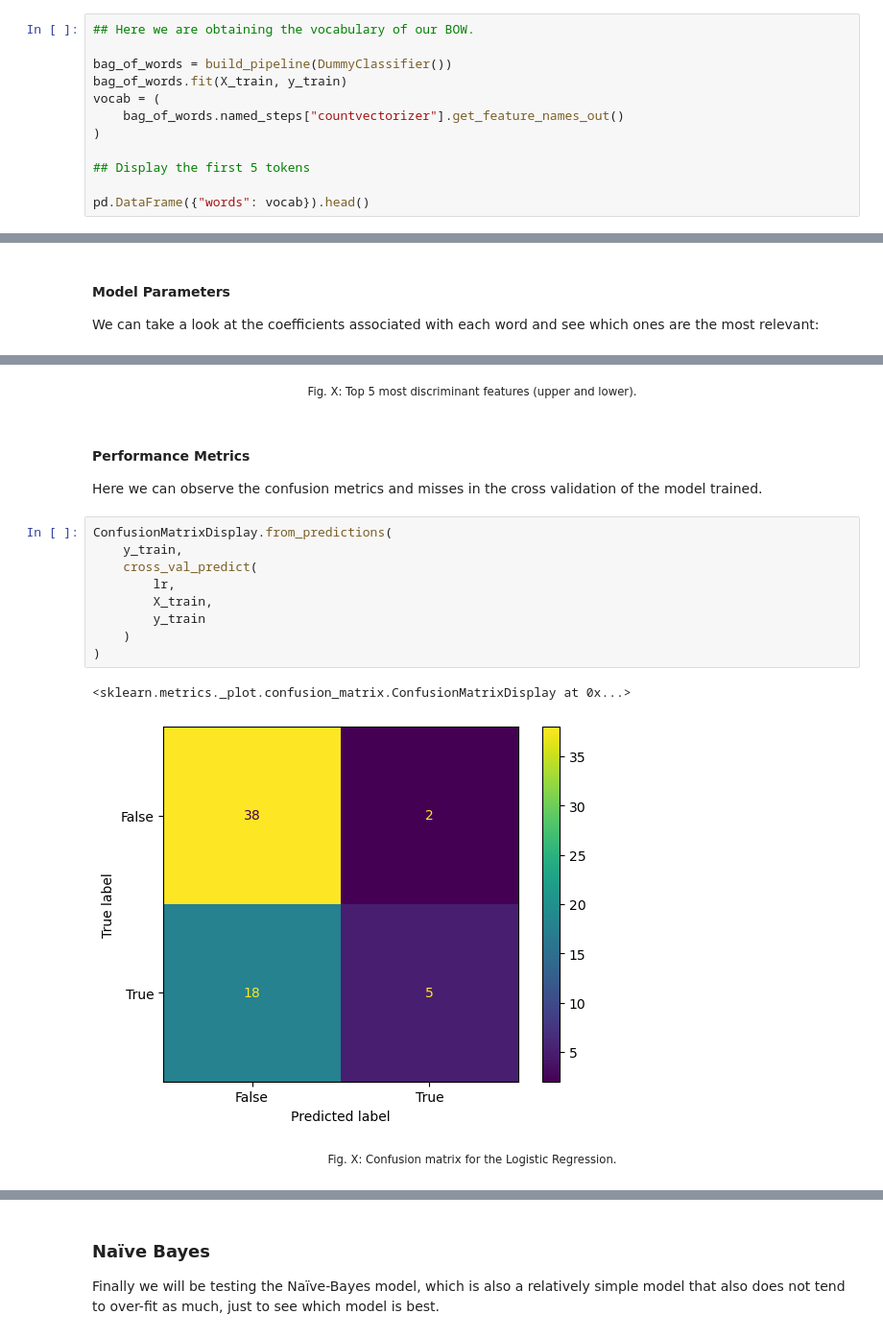
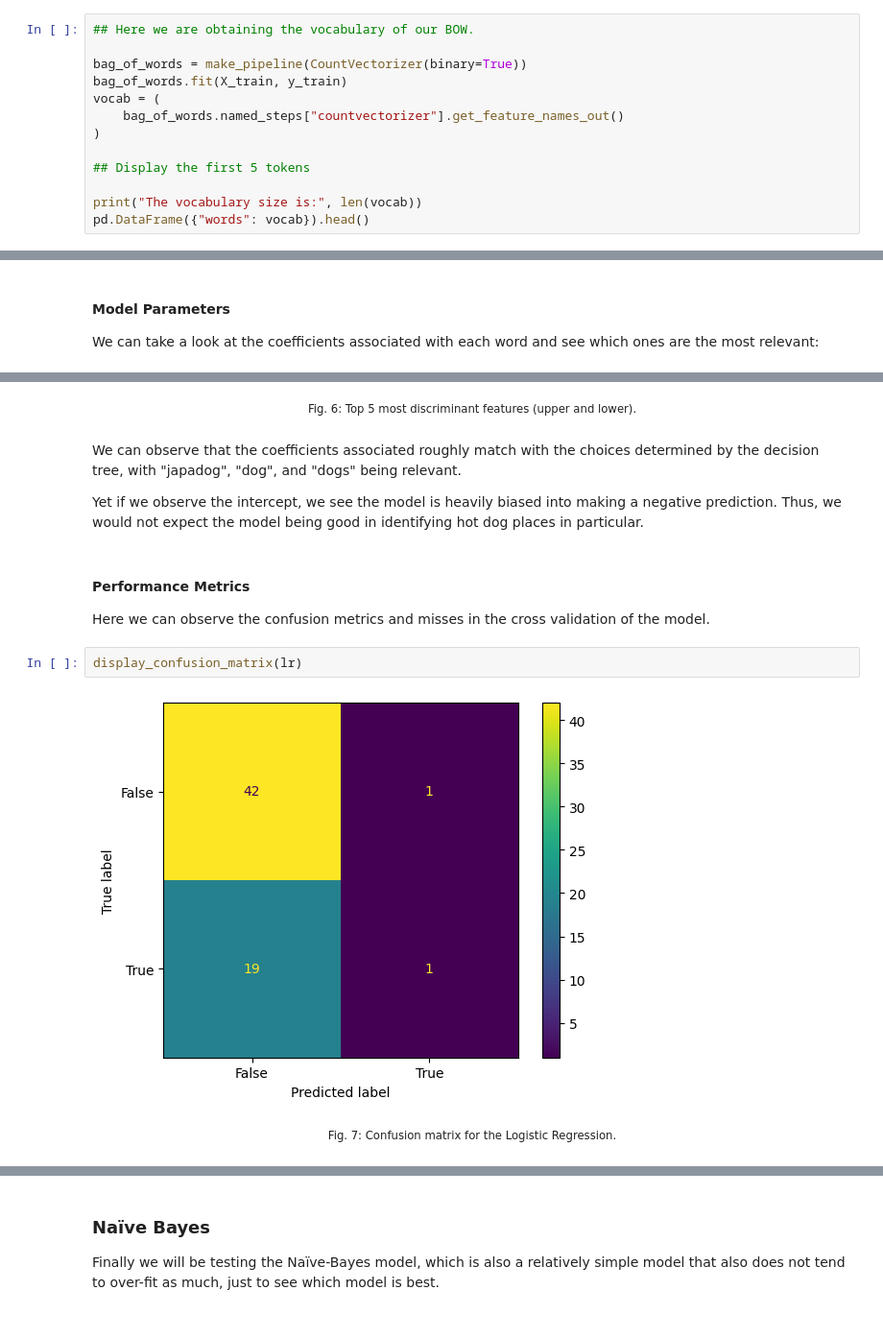
Before and after one commit to jentsang/hotdog-predictor, a Jupyter notebook: notebooks/dog_or_not.ipynb, the cells around one changed output, grey strips where cells are left out. Shown at 96% size. Saved outputs shown, nothing was run; the diff lists cells and outputs as text.

```diff
--- a/notebooks/dog_or_not.ipynb
+++ b/notebooks/dog_or_not.ipynb
@@ -232,7 +353,7 @@ y_test = test_data["is_hotdog"]
 # %%
 ## Here we are obtaining the vocabulary of our BOW.
 
-bag_of_words = build_pipeline(DummyClassifier())
+bag_of_words = make_pipeline(CountVectorizer(binary=True))
 bag_of_words.fit(X_train, y_train)
 vocab = (
     bag_of_words.named_steps["countvectorizer"].get_feature_names_out()
@@ -240,5 +361,6 @@ vocab = (
 
 ## Display the first 5 tokens
 
+print("The vocabulary size is:", len(vocab))
 pd.DataFrame({"words": vocab}).head()
 # %% [output]
@@ -445,20 +576,16 @@ visualize_coefficients(
 # %% [markdown]
-<p style="text-align: center"><small>Fig. X: Top 5 most discriminant features (upper and lower).</small></p>
+<p style="text-align: center"><small>Fig. 6: Top 5 most discriminant features (upper and lower).</small></p>
+# %% [markdown]
+We can observe that the coefficients associated roughly match with the choices determined by the decision tree, with "japadog", "dog", and "dogs" being relevant.
+
+Yet if we observe the intercept, we see the model is heavily biased into making a negative prediction. Thus, we would not expect the model being good in identifying hot dog places in particular.
 # %% [markdown]
 #### Performance Metrics
 
-Here we can observe the confusion metrics and misses in the cross validation of the model trained.
+Here we can observe the confusion metrics and misses in the cross validation of the model.
 # %%
-ConfusionMatrixDisplay.from_predictions(
-    y_train,
-    cross_val_predict(
-        lr,
-        X_train,
-        y_train
-    )
-)
+display_confusion_matrix(lr)
 # %% [output]
-<sklearn.metrics._plot.confusion_matrix.ConfusionMatrixDisplay at 0x...>
-[figure, old version]
+[figure, new version]
 # %% [markdown]
-<p style="text-align: center"><small>Fig. X: Confusion matrix for the Logistic Regression.</small></p>
+<p style="text-align: center"><small>Fig. 7: Confusion matrix for the Logistic Regression.</small></p>
```
Also changed, not shown: parts of 89 cells of this notebook, 2 other files.
